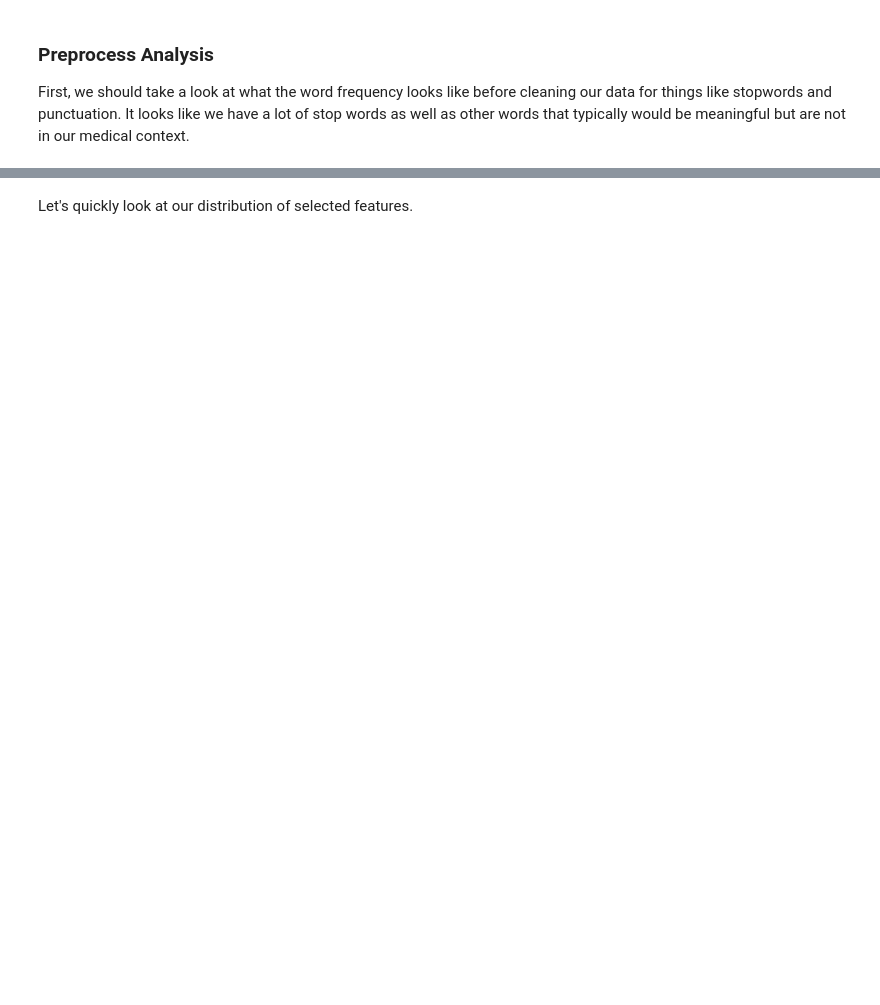
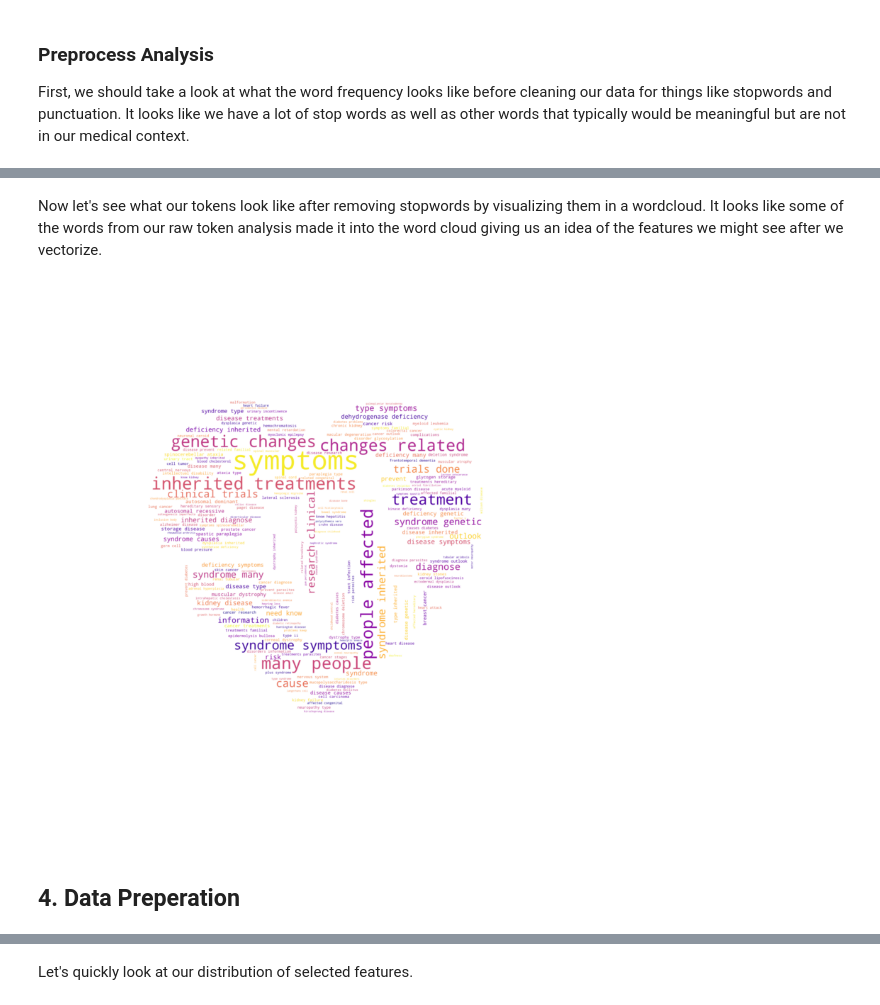
Before and after one commit to erankova/Medical_Question_NLP, a Jupyter notebook: Medical Q&A.ipynb, the cells around one changed output, grey strips where cells are left out. Drawn from its saved outputs; the diff is of its cells as text; code cells hidden in the pictures; blank space fills up the shorter version.

```diff
--- a/Medical Q&A.ipynb
+++ b/Medical Q&A.ipynb
@@ -135 +178,29 @@ plt.xticks(rotation=90);
+# %% [markdown]
+Now let's see what our tokens look like after removing stopwords by visualizing them in a wordcloud. It looks like some of the words from our raw token analysis made it into the word cloud giving us an idea of the features we might see after we vectorize.
+# %%
+# Define stopwords
+stop_words = stopwords.words('english')
+
+# Create clean corpus
+corpus_norm = [tok.lower() for word in corpus for tok in
+               word_tokenize(word) if ((tok.isalpha()) & (tok not in stop_words))]
+# Define text
+text = " ".join(corpus_norm)
+
+# Image mask
+mask=np.array(Image.open('Images/Wordcloud Image.jpg'))
+
+# Plot word cloud
+plt.figure(figsize=(15,8))
+plt.imshow(WordCloud(width=1800,height=1600,background_color='white',
+                     mask=mask,colormap='plasma',min_font_size=10).generate_from_text(text),
+           interpolation='bilinear')
+plt.axis('off')
+# Adjust margins to make more space for the word cloud
+plt.subplots_adjust(left=0, right=2, top=2, bottom=0)
+plt.tight_layout();
+# %% [output]
+[figure, added]
+# %% [markdown]
+## 4. Data Preperation
 # %% [markdown]
```
Also changed, not shown: parts of 62 cells of this notebook, 21 other files.
